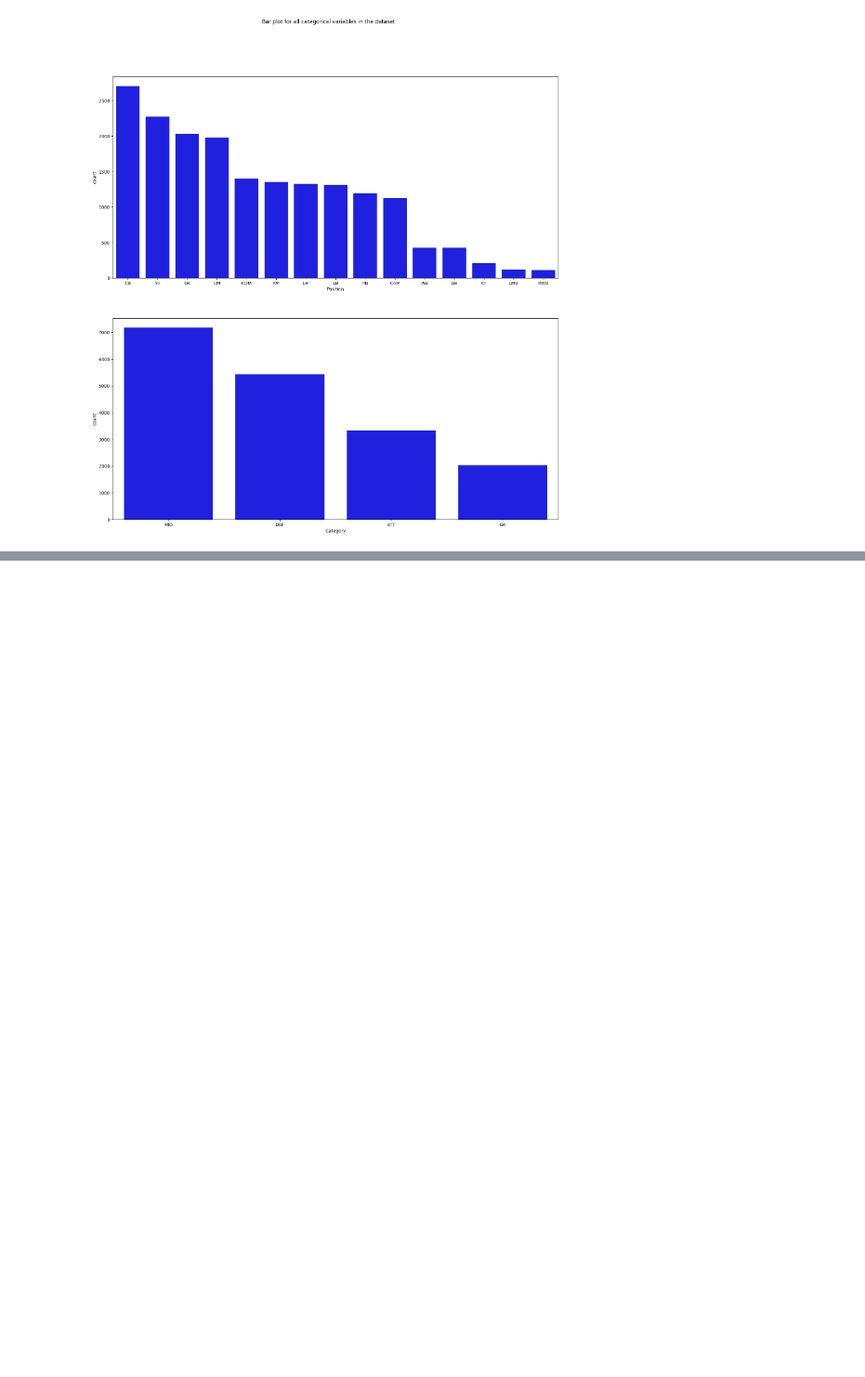
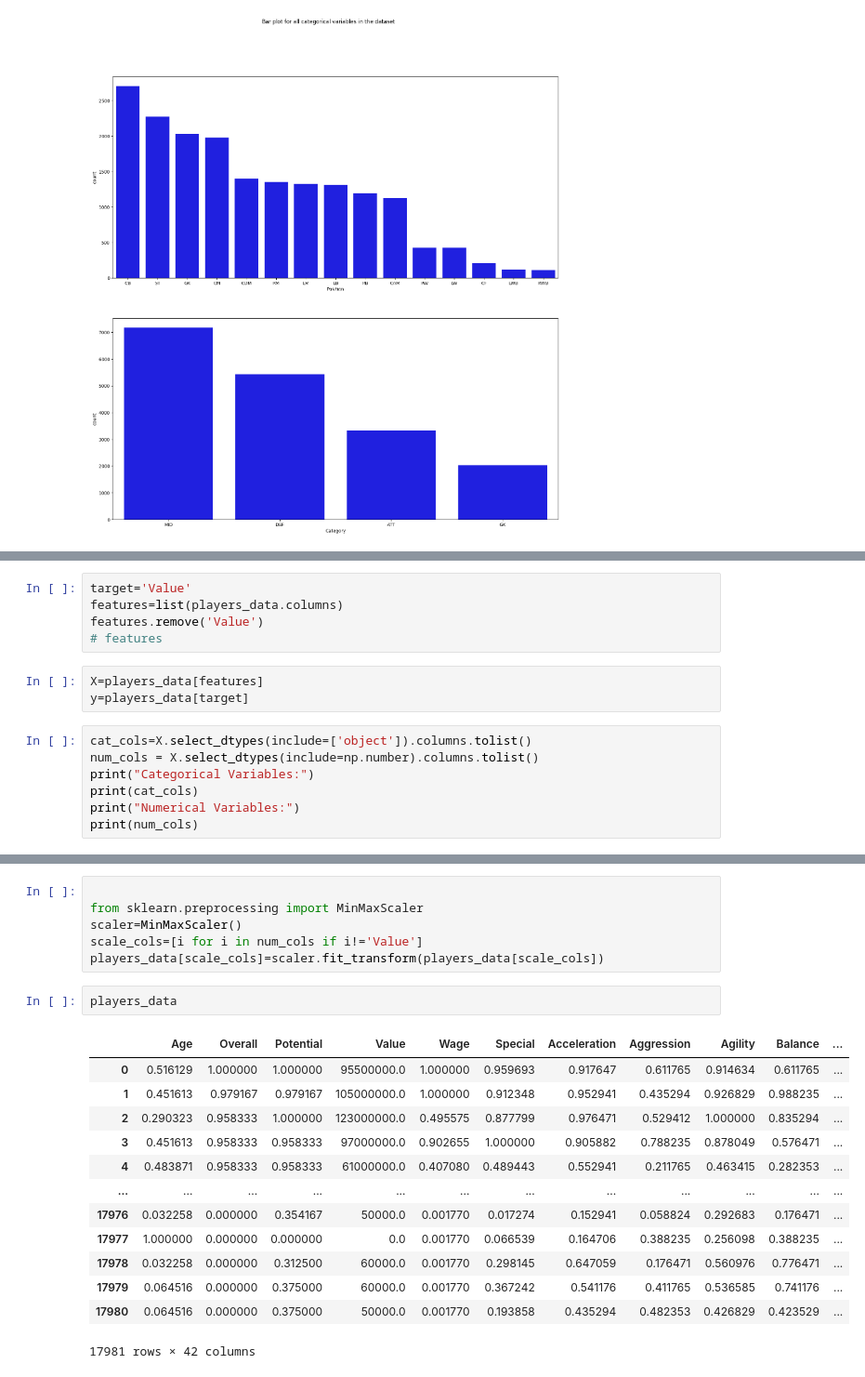
Before and after one commit to kvrHari/DataScience, a Jupyter notebook: Fifa/Fifa_Players.ipynb, the cells around one changed output, grey strips where cells are left out. Shown: that part at 93% size. Saved outputs shown, nothing was run; the diff lists cells and outputs as text; blank space fills up the shorter version.

```diff
--- a/Fifa/Fifa_Players.ipynb
+++ b/Fifa/Fifa_Players.ipynb
@@ -358,0 +137,15 @@ Average RMSE: 2574614.4439650252
+# %%
+target='Value'
+features=list(players_data.columns)
+features.remove('Value')
+# features
+# %%
+X=players_data[features]
+y=players_data[target]
+# %%
+cat_cols=X.select_dtypes(include=['object']).columns.tolist()
+num_cols = X.select_dtypes(include=np.number).columns.tolist()
+print("Categorical Variables:")
+print(cat_cols)
+print("Numerical Variables:")
+print(num_cols)
@@ -358,0 +179,22 @@ Average RMSE: 2574614.4439650252
+# %%
+
+from sklearn.preprocessing import MinMaxScaler
+scaler=MinMaxScaler()
+scale_cols=[i for i in num_cols if i!='Value']
+players_data[scale_cols]=scaler.fit_transform(players_data[scale_cols])
+# %%
+players_data
+# %% [output]
+|  | Age | Overall | Potential | Value | Wage | Special | Acceleration | Aggression | Agility | Balance | ... |
+| 0 | 0.516129 | 1.000000 | 1.000000 | 95500000.0 | 1.000000 | 0.959693 | 0.917647 | 0.611765 | 0.914634 | 0.611765 | ... |
+| 1 | 0.451613 | 0.979167 | 0.979167 | 105000000.0 | 1.000000 | 0.912348 | 0.952941 | 0.435294 | 0.926829 | 0.988235 | ... |
+| 2 | 0.290323 | 0.958333 | 1.000000 | 123000000.0 | 0.495575 | 0.877799 | 0.976471 | 0.529412 | 1.000000 | 0.835294 | ... |
+| 3 | 0.451613 | 0.958333 | 0.958333 | 97000000.0 | 0.902655 | 1.000000 | 0.905882 | 0.788235 | 0.878049 | 0.576471 | ... |
+| 4 | 0.483871 | 0.958333 | 0.958333 | 61000000.0 | 0.407080 | 0.489443 | 0.552941 | 0.211765 | 0.463415 | 0.282353 | ... |
+| ... | ... | ... | ... | ... | ... | ... | ... | ... | ... | ... | ... |
+| 17976 | 0.032258 | 0.000000 | 0.354167 | 50000.0 | 0.001770 | 0.017274 | 0.152941 | 0.058824 | 0.292683 | 0.176471 | ... |
+| 17977 | 1.000000 | 0.000000 | 0.000000 | 0.0 | 0.001770 | 0.066539 | 0.164706 | 0.388235 | 0.256098 | 0.388235 | ... |
+| 17978 | 0.032258 | 0.000000 | 0.312500 | 60000.0 | 0.001770 | 0.298145 | 0.647059 | 0.176471 | 0.560976 | 0.776471 | ... |
+| 17979 | 0.064516 | 0.000000 | 0.375000 | 60000.0 | 0.001770 | 0.367242 | 0.541176 | 0.411765 | 0.536585 | 0.741176 | ... |
+| 17980 | 0.064516 | 0.000000 | 0.375000 | 50000.0 | 0.001770 | 0.193858 | 0.435294 | 0.482353 | 0.426829 | 0.423529 | ... |
+17981 rows × 42 columns
```
Also changed, not shown: parts of 48 cells of this notebook, 7 other files.
